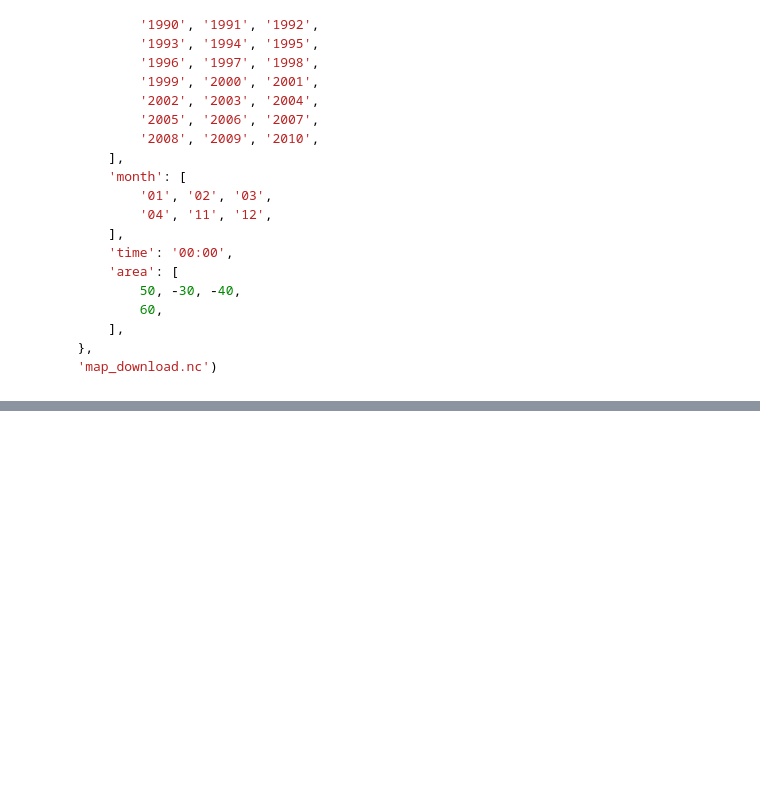
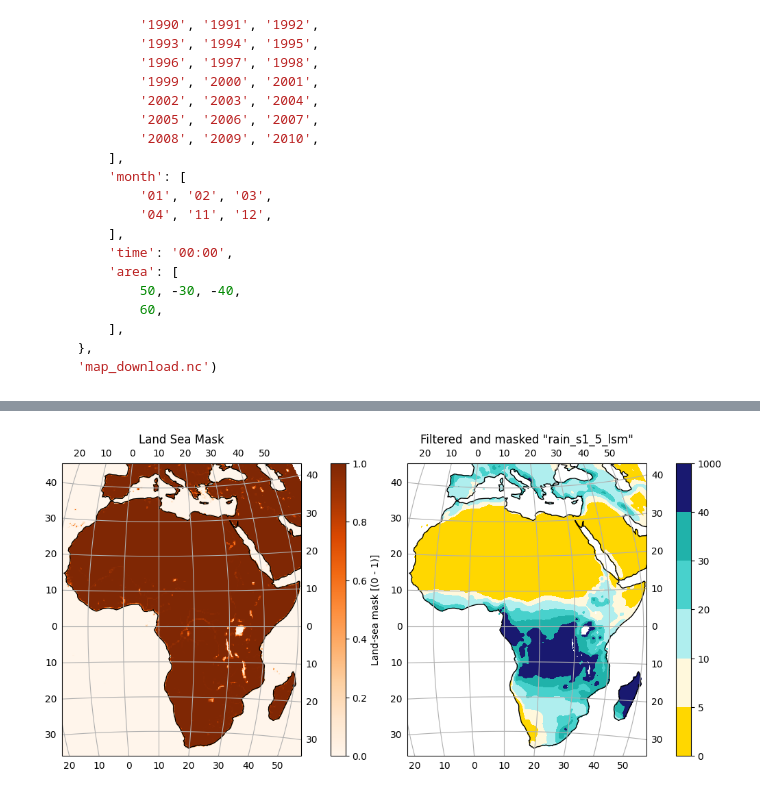
Before and after one commit to danhooke/africa_wall_atlas, a Jupyter notebook: wall_atlas_of_africa.ipynb, the cells around one changed output, grey strips where cells are left out. Cells and saved outputs as stored; diff of their text form; code cells hidden in the pictures; blank space fills up the shorter version.

```diff
--- a/wall_atlas_of_africa.ipynb
+++ b/wall_atlas_of_africa.ipynb
@@ -300,0 +400,25 @@ c.retrieve(
+# %%
+rain_s1_5 = xr.DataArray(rain_s1_5,                                      # Write filtered arrary to an Xarray DataArray
+                         dims = ['latitude', 'longitude'],
+                         coords = {'latitude': rain.latitude,
+                                   'longitude': rain.longitude})
+# %%
+lsm = ds.lsm[0, :, :]                                                          # Write LSM DataArray
+rain_s1_5_lsm = rain_s1_5.where(lsm > 0.25)                                    # Write a filtered DA cropped by LSM
+
+fig, axs = plt.subplots(figsize = (10, 5), ncols = 2, layout = 'constrained', subplot_kw = {'projection': proj4})
+for i, ax in enumerate(fig.axes):
+    ax.set_extent(extent)
+    gl = ax.gridlines(draw_labels = True, x_inline = False,
+                  yformatter = lat_formatter,
+                  xformatter = lon_formatter)
+    gl.xlocator = mticker.FixedLocator(xticks)
+    gl.ylocator = mticker.FixedLocator(yticks)
+    ax.coastlines(color = 'k', linewidth = 1)
+
+lsm.plot(ax = axs[0], cmap = 'Oranges', transform = ccrs.PlateCarree())
+axs[0].set_title('Land Sea Mask')
+rain_s1_5.where(lsm > 0.25).plot.contourf(ax = axs[1], levels = rain_bins, colors = rain_cols, transform = ccrs.PlateCarree())
+axs[1].set_title('Filtered  and masked "rain_s1_5_lsm"');
+# %% [output]
+[figure, added]
```
Also changed, not shown: parts of 9 cells of this notebook.
